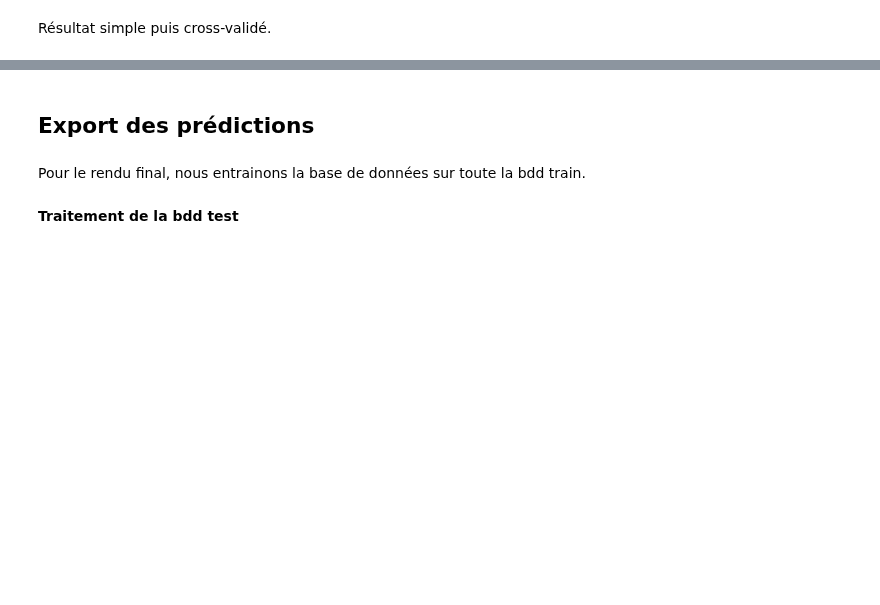
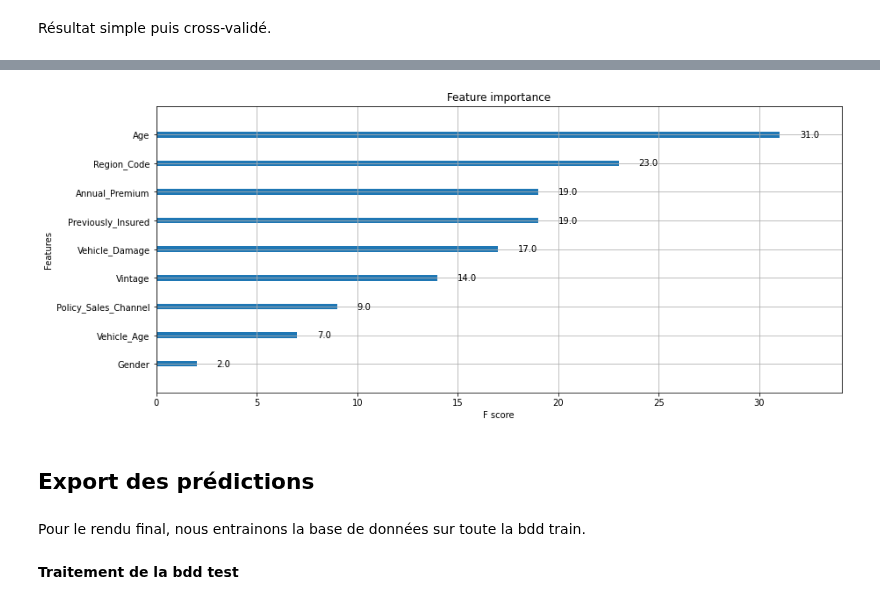
Before and after one commit to claviermathieu/ISFA-prj-datascience, a Jupyter notebook: book/docs/5_retenu/50_mod_final.ipynb, the cells around one changed output, grey strips where cells are left out. Drawn from its saved outputs; the diff is of its cells as text; code cells hidden in the pictures; blank space fills up the shorter version.

```diff
--- a/book/docs/5_retenu/50_mod_final.ipynb
+++ b/book/docs/5_retenu/50_mod_final.ipynb
@@ -127,3 +140,8 @@ fig.tight_layout()
+# %%
+xgb.plot_importance(my_xgb)
+plt.show()
+# %% [output]
+[figure, added]
 # %% [markdown]
 ## Export des prédictions
 # %% [markdown]
```
Also changed, not shown: parts of 30 cells of this notebook, 2 other files.
